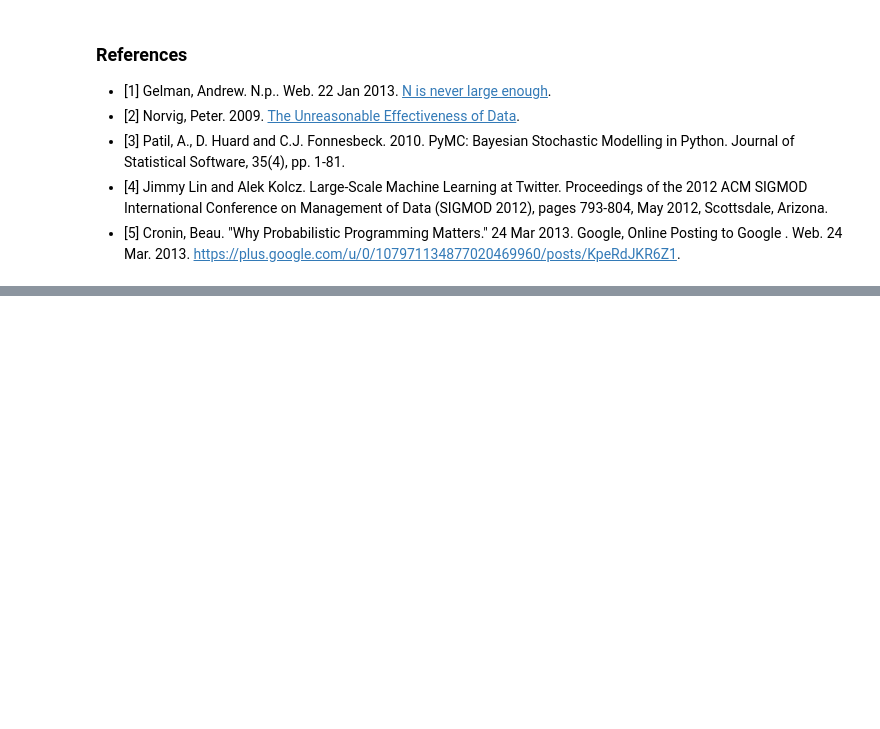
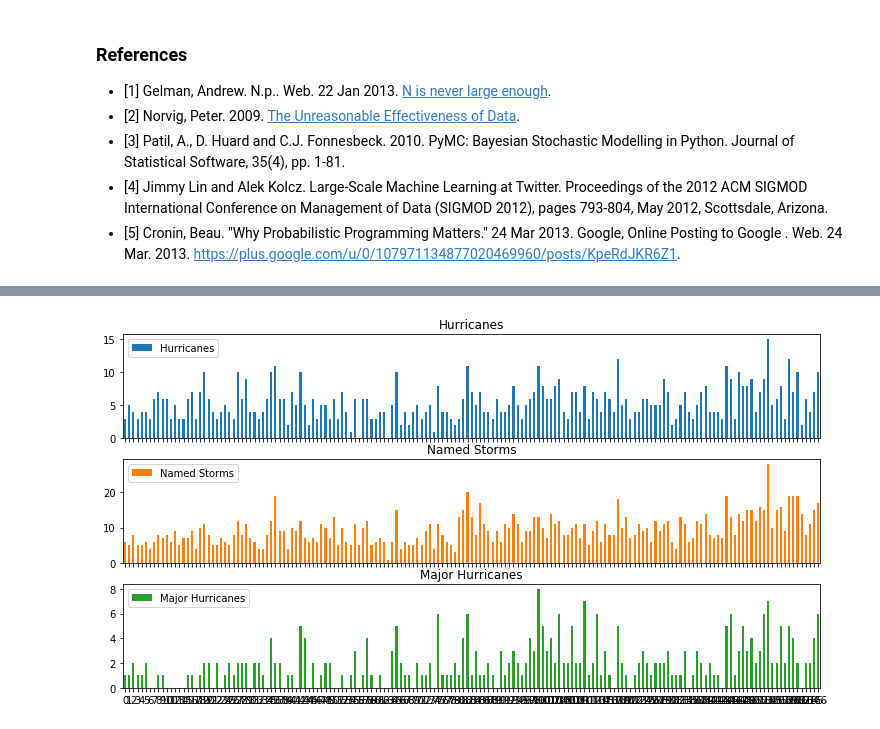
Before and after one commit to gaborstefanics/Probabilistic-Programming-and-Bayesian-Methods-for-Hackers, a Jupyter notebook: Chapter1_Introduction/Ch1_Introduction_PyMC2_gs.ipynb, the cells around one changed output, grey strips where cells are left out. Saved outputs shown, nothing was run; the diff lists cells and outputs as text; code cells hidden in the pictures; blank space fills up the shorter version.

```diff
--- a/Chapter1_Introduction/Ch1_Introduction_PyMC2_gs.ipynb
+++ b/Chapter1_Introduction/Ch1_Introduction_PyMC2_gs.ipynb
@@ -609,0 +663,5 @@ css_styling()
+# %%
+figsize(12.5, 6.5)
+axes = df[['Hurricanes','Named Storms','Major Hurricanes']].plot.bar(rot=0, subplots=True)
+# %% [output]
+[figure, added]
```
Also changed, not shown: parts of 30 cells of this notebook, 5 other files.
